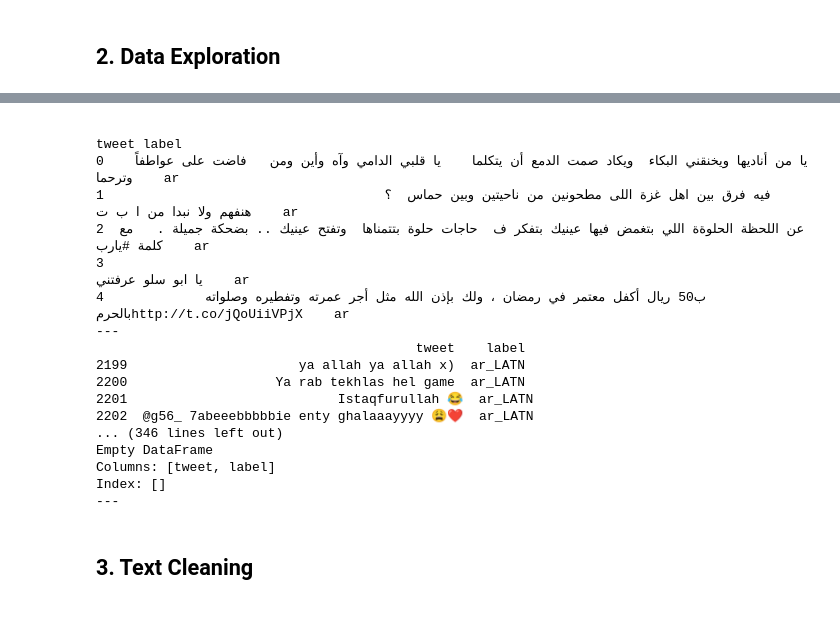
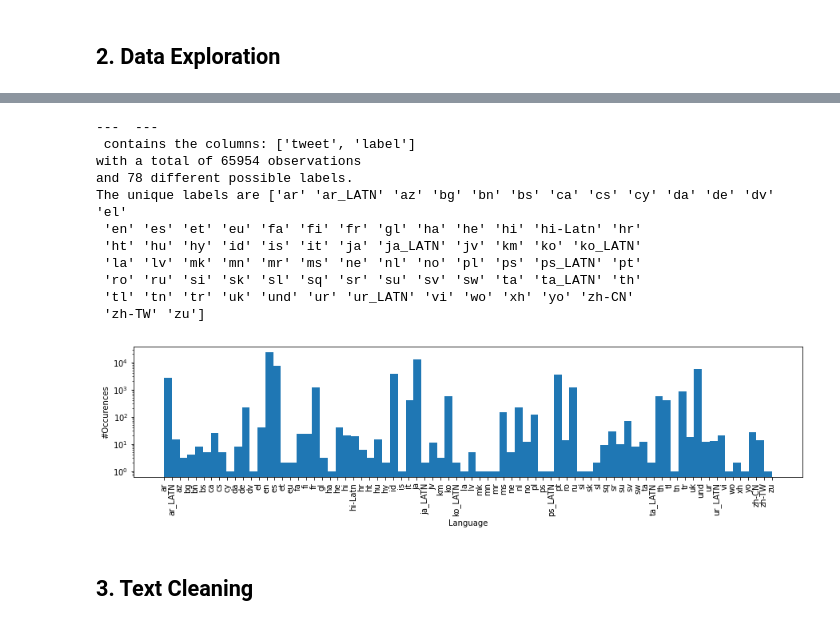
Before and after one commit to jan-kreischer/UZH_ML4NLP, a Jupyter notebook: Project-01/index_jan.ipynb, the cells around one changed output, grey strips where cells are left out. Saved outputs shown, nothing was run; the diff lists cells and outputs as text; code cells hidden in the pictures.

```diff
--- a/Project-01/index_jan.ipynb
+++ b/Project-01/index_jan.ipynb
@@ -41,5 +63,5 @@ def load_dataset(url):
     df.columns = ['tweet', 'label']
     return df
 # %%
-train_data = load_dataset(url_train_dev)
+training_data = load_dataset(url_train_dev)
 test_data = load_dataset(url_test)
@@ -94,32 +111,18 @@ The unique labels are ['ar' 'ar_LATN' 'az' 'bg' 'bs' 'ca' 'cs' 'da' 'de' 'el' 'e
-# %%
-# Now we want to find out which special characters need to be removed from tweets in order to make the prediction better.
-# We go over the printed list an not down the symbold which are not needed for language identification.
-# These will be removed in a later step.
-languages = list(np.unique(test_data['label']))
-for language in languages:
-  localized_tweets = train_data[train_data['label'] == language]
-  print(localized_tweets.head(5))
-  print("---")
-
-# Symbols like @<mention>, #, http://link !, numeric values (e.g 16000), " do not help for language identification.
-# %% [output]
-                                                                                                                tweet label
-0    يا من أناديها ويخنقني البكاء  ويكاد صمت الدمع أن يتكلما    يا قلبي الدامي وآه وأين ومن   فاضت على عواطفاً وترحما    ar
-1                                    فيه فرق بين اهل غزة اللى مطحونين من ناحيتين وبين حماس  ؟  هنفهم وﻻ نبدا من ا ب ت    ar
-2  ﻋﻦ ﺍﻟﻠﺤﻈﺔ اﻟﺤﻠﻮﺓﺓ ﺍﻟﻠﻲ ﺑﺘﻐﻤﺾ ﻓﻴﻬﺎ ﻋﻴﻨﻴﻚ ﺑﺘﻔﻜﺮ ف  ﺣﺎﺟﺎﺕ ﺣﻠﻮﺓ ﺑﺘﺘﻤﻨﺎﻫﺎ  ﻭﺗﻔﺘﺢ ﻋﻴﻨﻴﻚ .. ﺑﻀﺤﻜﺔ ﺟﻤﻴﻠﺔ .   ﻣﻊ ﻛﻠﻤﺔ #يارب    ar
-3                                                                                                   يا ابو سلو عرفتني    ar
-4             ب50 ريال أكفل معتمر في رمضان ، ولك بإذن الله مثل أجر عمرته وتفطيره وصلواته بالحرمhttp://t.co/jQoUiiVPjX    ar
----
-                                         tweet    label
-2199                      ya allah ya allah x)  ar_LATN
-2200                   Ya rab tekhlas hel game  ar_LATN
-2201                           Istaqfurullah 😂  ar_LATN
-2202  @g56_ 7abeeebbbbbie enty ghalaaayyyy 😩❤️  ar_LATN
-... (346 lines left out)
-Empty DataFrame
-Columns: [tweet, label]
-Index: []
----
+# %%
+data_exploration(dataset, '')
+# %% [output]
+---  ---
+ contains the columns: ['tweet', 'label']
+with a total of 65954 observations
+and 78 different possible labels.
+The unique labels are ['ar' 'ar_LATN' 'az' 'bg' 'bn' 'bs' 'ca' 'cs' 'cy' 'da' 'de' 'dv' 'el'
+ 'en' 'es' 'et' 'eu' 'fa' 'fi' 'fr' 'gl' 'ha' 'he' 'hi' 'hi-Latn' 'hr'
+ 'ht' 'hu' 'hy' 'id' 'is' 'it' 'ja' 'ja_LATN' 'jv' 'km' 'ko' 'ko_LATN'
+ 'la' 'lv' 'mk' 'mn' 'mr' 'ms' 'ne' 'nl' 'no' 'pl' 'ps' 'ps_LATN' 'pt'
+ 'ro' 'ru' 'si' 'sk' 'sl' 'sq' 'sr' 'su' 'sv' 'sw' 'ta' 'ta_LATN' 'th'
+ 'tl' 'tn' 'tr' 'uk' 'und' 'ur' 'ur_LATN' 'vi' 'wo' 'xh' 'yo' 'zh-CN'
+ 'zh-TW' 'zu']
+[figure, added]
 # %% [markdown]
 ## 3. Text Cleaning
 # %% [markdown]
```
Also changed, not shown: parts of 24 cells of this notebook.
